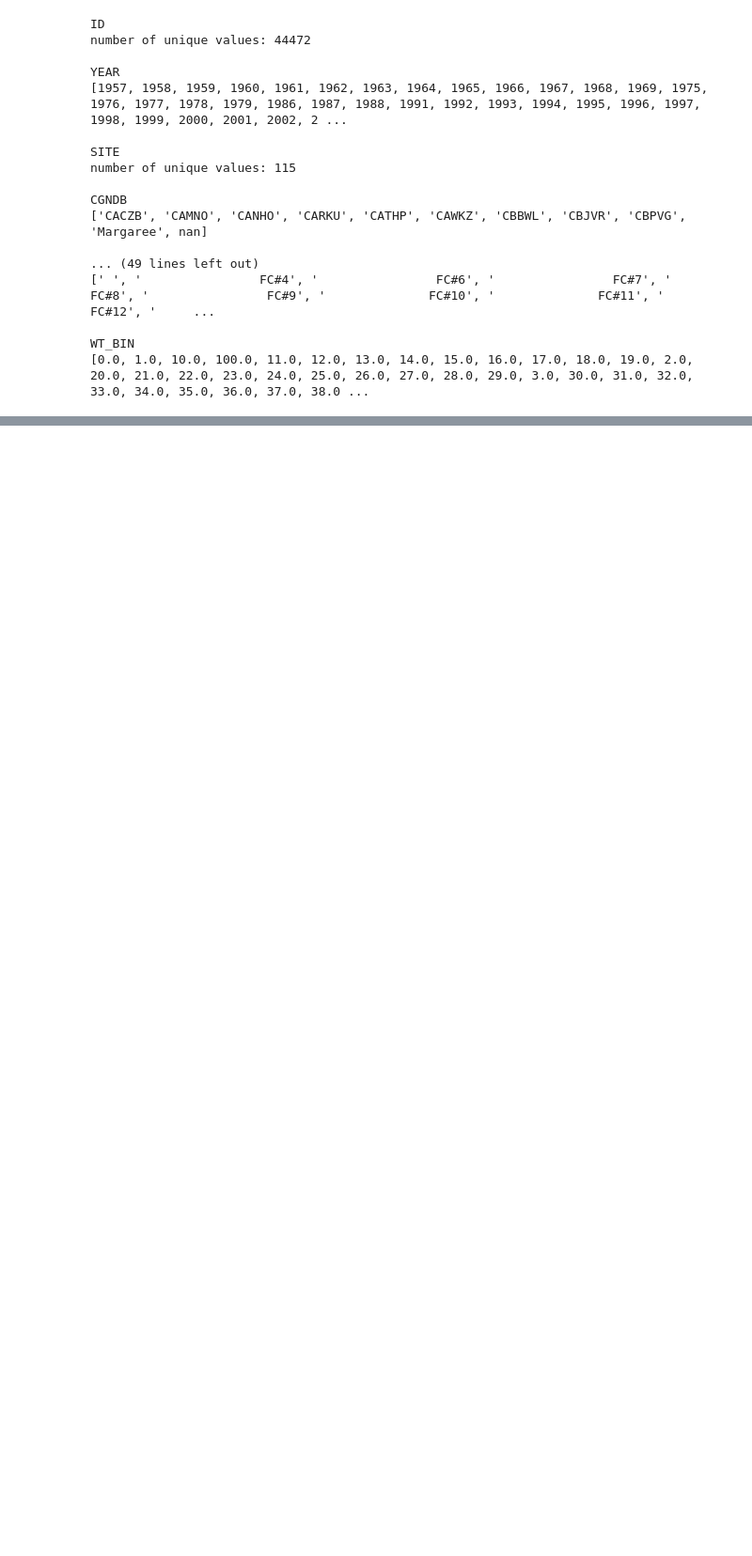
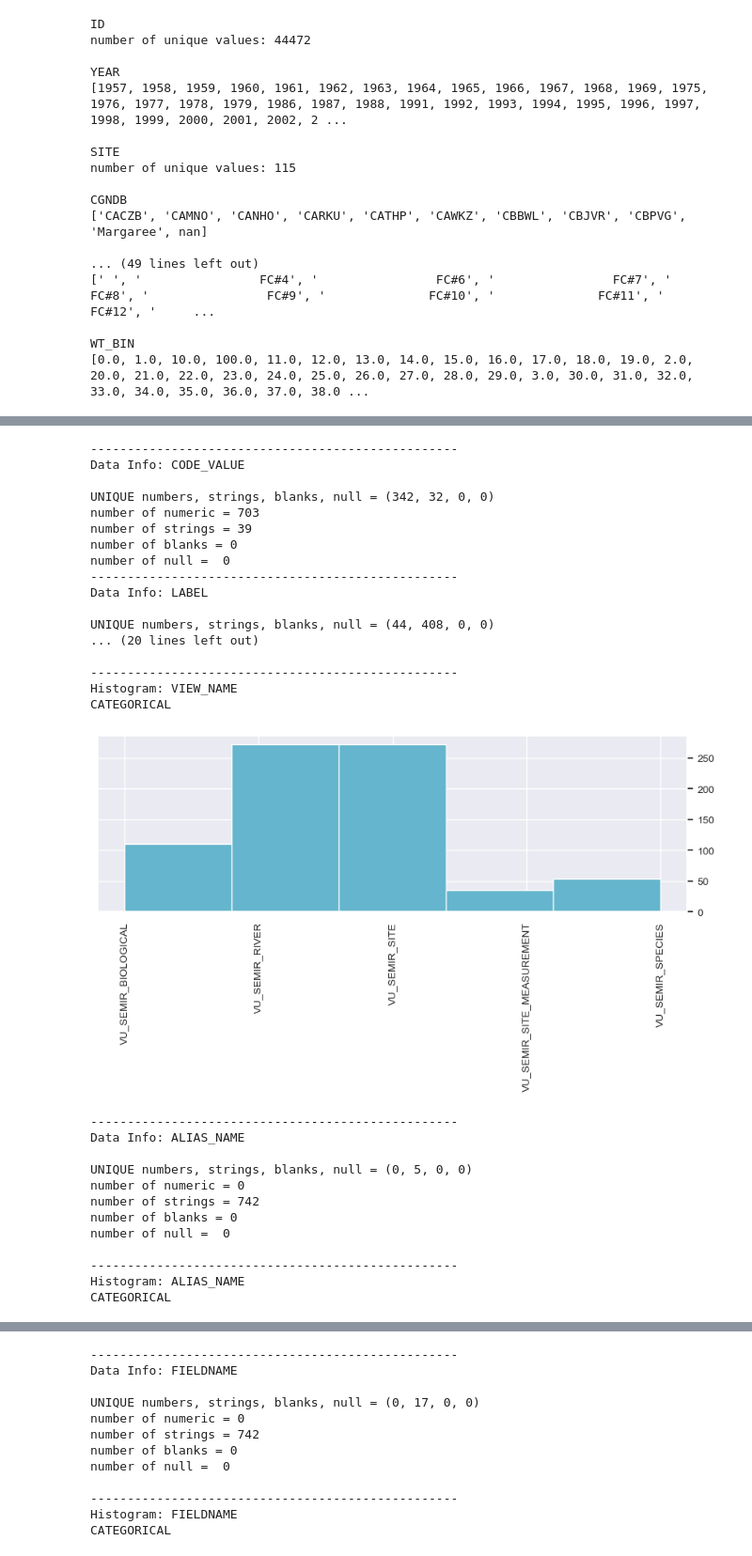
Before and after one commit to dfo-gulf-science/EFishing-EDA, a Jupyter notebook: E_Fishing_EDA.ipynb, the cells around one changed output, grey strips where cells are left out. Shown at 94% size. Drawn from its saved outputs; the diff is of its cells as text; code cells hidden in the pictures; blank space fills up the shorter version.

Commit message:
more code value stats

```diff
--- a/E_Fishing_EDA.ipynb
+++ b/E_Fishing_EDA.ipynb
@@ -661,0 +664,40 @@ df_duplicated[df_duplicated.CODE_VALUE=='1113073']
+# %%
+dont_plot_these_columns = ['CODE_VALUE', 'LABEL', 'DESCRIPTION']
+plot_these_columns = [x for x in list(df_code.columns) if x not in dont_plot_these_columns]
+
+for col in dont_plot_these_columns:
+    print_data_info(df_code, col)
+for col in plot_these_columns:
+    print_data_info(df_code, col)
+    print_hist(df_code, col)
+# %% [output]
+--------------------------------------------------
+Data Info: CODE_VALUE
+
+UNIQUE numbers, strings, blanks, null = (342, 32, 0, 0)
+number of numeric = 703
+number of strings = 39
+number of blanks = 0
+number of null =  0
+--------------------------------------------------
+Data Info: LABEL
+
+UNIQUE numbers, strings, blanks, null = (44, 408, 0, 0)
+... (20 lines left out)
+
+--------------------------------------------------
+Histogram: VIEW_NAME
+CATEGORICAL
+[figure, added]
+--------------------------------------------------
+Data Info: ALIAS_NAME
+
+UNIQUE numbers, strings, blanks, null = (0, 5, 0, 0)
+number of numeric = 0
+number of strings = 742
+number of blanks = 0
+number of null =  0
+
+--------------------------------------------------
+Histogram: ALIAS_NAME
+CATEGORICAL
@@ -661,0 +705,12 @@ df_duplicated[df_duplicated.CODE_VALUE=='1113073']
+--------------------------------------------------
+Data Info: FIELDNAME
+
+UNIQUE numbers, strings, blanks, null = (0, 17, 0, 0)
+number of numeric = 0
+number of strings = 742
+number of blanks = 0
+number of null =  0
+
+--------------------------------------------------
+Histogram: FIELDNAME
+CATEGORICAL
```
Also changed, not shown: parts of 37 cells of this notebook.
